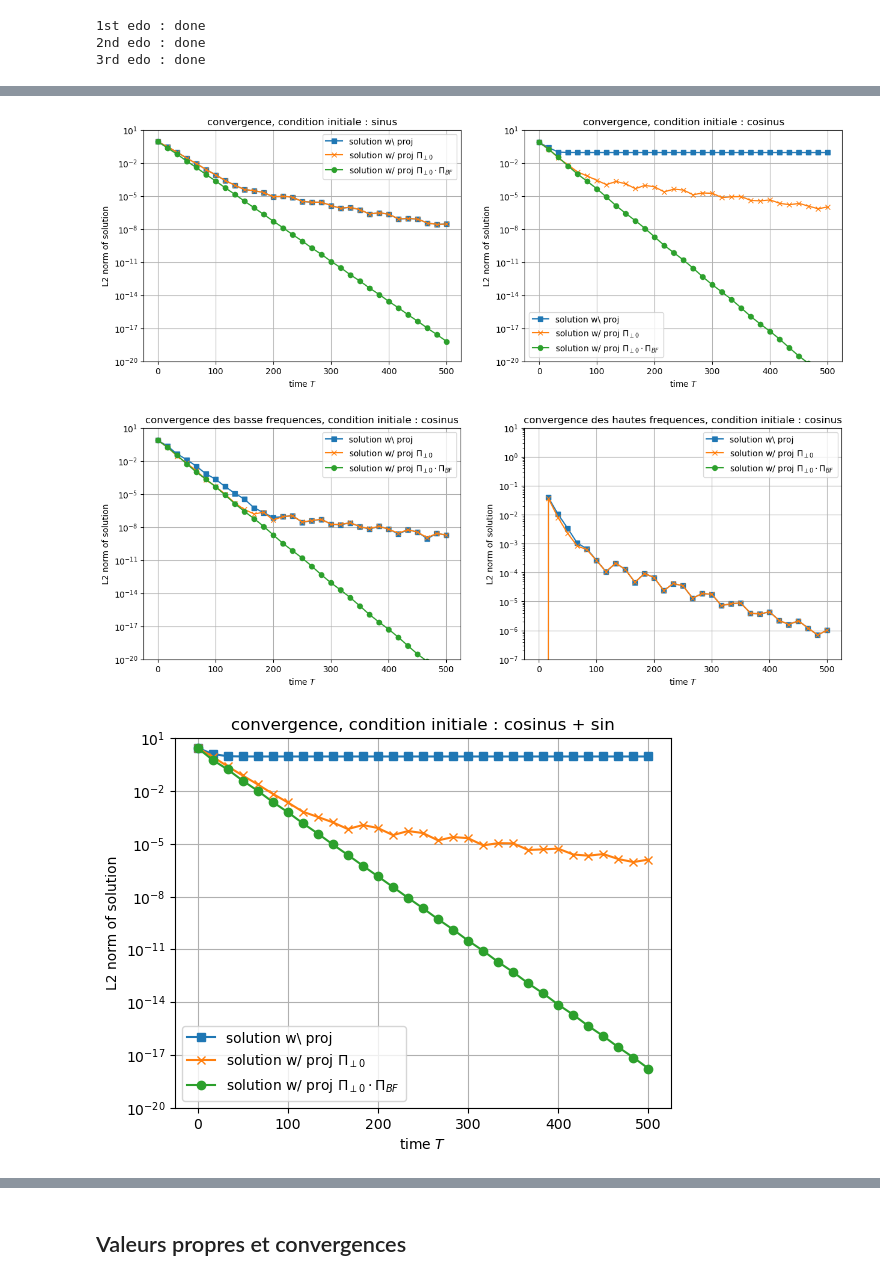
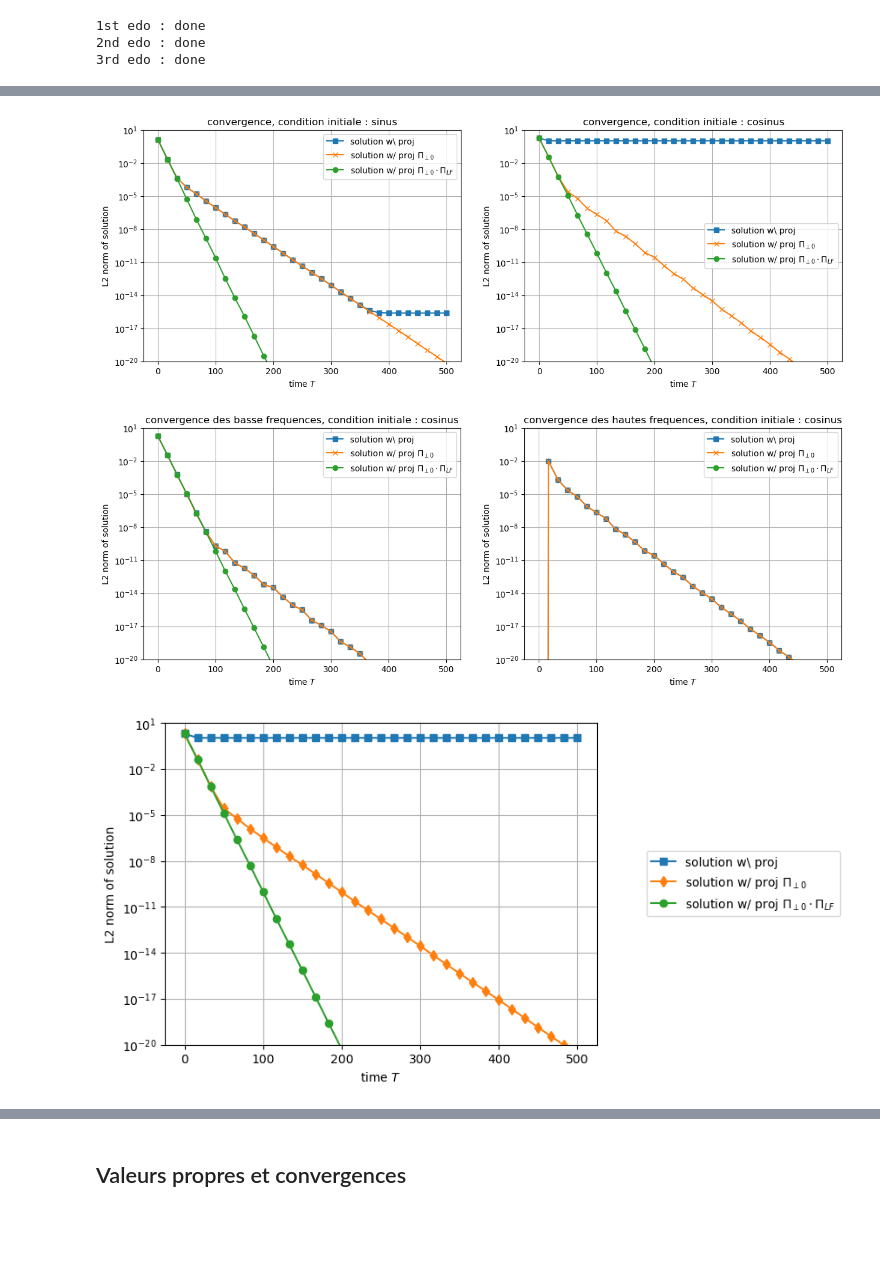
Before and after one commit to lucas-perrin/LWW_Assim, a Jupyter notebook: python_code/main_notebook.ipynb, the cells around one changed output, grey strips where cells are left out. Drawn from its saved outputs; the diff is of its cells as text; code cells hidden in the pictures; blank space fills up the shorter version.

Commit message:
beaucoup de nouveautés, des graphiques et resultats revus, ajout de sortes avec tikzplotlib, et d'un resultat numérique sur la vitesse théorique de convergence.

```diff
--- a/python_code/main_notebook.ipynb
+++ b/python_code/main_notebook.ipynb
@@ -15,12 +15,13 @@ x0 = 0
 L = 2 * np.pi
 Nx = 2**6 +1
 Nf = Nx // 2
+d = 3
 dt = 1e-3
-a = 1
-g = 1
+a = 1/2 * np.pi
+g = 9.80665
 gain = 1
 T_start = 0
-T = 500
+T = 300
 N_ini_fq = 2**1
 
 # ------------------------------
@@ -61,11 +62,11 @@ iDFT = getiDFT(Nx)
 # 2) True matrix A not in Fourier
 O = np.zeros((Nx, Nx))
 I = np.eye(Nx)
-G = Matrix_A_dz(Nx, dx)
+G = Matrix_A_dz(Nx, dx, d)
 _, C = GetC(np.abs(xspan - np.pi) <= a)
 obs_space = np.abs(xspan - np.pi) <= a
 C = -np.dot(C.T, C)
-A = np.block([[O, -I], [G, C]])
+A = np.block([[O, -g*I], [G, C]])
 
 # True matrix A in Fourier
 fO = np.zeros((2 * Nf + 1, 2 * Nf + 1))
@@ -73,23 +74,26 @@ fI = -np.eye(2 * Nf + 1)
 fF = np.diag(np.abs(np.concatenate((np.arange(0, Nf + 1), np.arange(-Nf, 0)))))
 frequences = fftfreq(Nx, dx) * 2 * np.pi  # Assuming the previously defined fftfreq function
 fC = np.real(-((a * np.exp((-1j * np.pi) * (frequences.reshape(-1, 1) - frequences))) / np.pi) * np.sinc(a * (frequences.reshape(-1, 1) - frequences) / np.pi))
-fA = np.block([[fO, fI], [fF, fC]])
+fA = np.block([[fO, g*fI], [fF, fC]])
 
 # Matrix that deletes the mean
 Pi_nm = np.diag(np.concatenate((np.zeros(1),np.ones(Nx-1))))
 
+# Matrix that recovers only the mean
+Pi_m = np.diag(np.concatenate((np.ones(1),np.zeros(Nx-1))))
+
 # Modified fA
-fA_mod_nm = np.block([[fO, fI], [fF, Pi_nm @ fC]])
+fA_mod_nm = np.block([[fO, g*fI], [fF, Pi_nm @ fC]])
 
 # vector with list of all the positive frequencices
 pos_frequences = frequences[1:int((len(frequences)-1)/2)+1]
 
 # Matrix that deletes the mean and the high frequencies
-Pi_bf = np.diag(np.concatenate((np.zeros(1),(pos_frequences <= N_ini_fq),(pos_frequences <= N_ini_fq)[::-1])))
+Pi_lf = np.diag(np.concatenate((np.zeros(1),(pos_frequences <= N_ini_fq),(pos_frequences <= N_ini_fq)[::-1])))
 Pi_hf = np.diag(np.concatenate((np.zeros(1),(pos_frequences > N_ini_fq),(pos_frequences > N_ini_fq)[::-1])))
 
 # second Modified fA
-fA_mod_bf = np.block([[fO, fI], [fF, Pi_bf @ fC]])
+fA_mod_lf = np.block([[fO, g*fI], [fF, Pi_lf @ fC]])
 # %%
 # ------------------------------
 # Print of the projection matrices
@@ -233,9 +237,9 @@ mean of X0 : (0.016738210284166877+0j)
 # %%
 # Creating fX0_sin, fX0_cos and fX0_mix
 
-fX0_sin = np.concatenate((X0_sin,X0_sin))
-fX0_cos = np.concatenate((X0_cos,X0_cos))
-fX0_mix = np.concatenate((X0_mix,X0_mix))
+fX0_sin = np.concatenate((X0_sin,(1j/g*X0_sin)*np.sqrt(g*np.abs(frequences)*np.tanh(d*np.abs(frequences)))))
+fX0_cos = np.concatenate((X0_cos,(1j/g*X0_cos)*np.sqrt(g*np.abs(frequences)*np.tanh(d*np.abs(frequences)))))
+fX0_mix = np.concatenate((X0_mix,(1j/g*X0_mix)*np.sqrt(g*np.abs(frequences)*np.tanh(d*np.abs(frequences)))))
 # %%
 # ------------------------------
 # Time integration scheme
@@ -287,7 +291,7 @@ fX_sol_EE_fA_mix = Euler_Explicit(fA,fX0_mix,tspan)
 print('1st edo : done')
 fX_sol_EE_fA_mod_nm_mix = Euler_Explicit(fA_mod_nm,fX0_mix,tspan)
 print('2nd edo : done')
-fX_sol_EE_fA_mod_bf_mix = Euler_Explicit(fA_mod_bf,fX0_mix,tspan)
+fX_sol_EE_fA_mod_lf_mix = Euler_Explicit(fA_mod_lf,fX0_mix,tspan)
 print('3rd edo : done')
 # %% [output]
 1st edo : done
@@ -327,7 +414,7 @@ plt.figure(figsize=(15, 5))
 plt.subplot(1, 2, 1)
 plt.semilogy(tspan[::steps],np.linalg.norm(fX_sol_EE_fA_sin[0:,::steps],2,axis=0),'-s',label=r"solution w\ proj")
 plt.semilogy(tspan[::steps],np.linalg.norm(fX_sol_EE_fA_mod_nm_sin[0:,::steps],2,axis=0),'-x',label=r"solution w/ proj $\Pi_{\perp 0}$")
-plt.semilogy(tspan[::steps],np.linalg.norm(fX_sol_EE_fA_mod_bf_sin[0:,::steps],2,axis=0),'-o',label=r"solution w/ proj $\Pi_{\perp 0}\cdot\Pi_{BF}$")
+plt.semilogy(tspan[::steps],np.linalg.norm(fX_sol_EE_fA_mod_lf_sin[0:,::steps],2,axis=0),'-o',label=r"solution w/ proj $\Pi_{\perp 0}\cdot\Pi_{LF}$")
 plt.ylim([1e-20,1e1])
 plt.title(r'convergence, condition initiale : sinus')
 plt.grid()
@@ -337,7 +424,7 @@ plt.ylabel(r'L2 norm of solution')
 plt.subplot(1, 2, 2)
 plt.semilogy(tspan[::steps],np.linalg.norm(fX_sol_EE_fA_cos[0:,::steps],2,axis=0),'-s',label=r"solution w\ proj")
 plt.semilogy(tspan[::steps],np.linalg.norm(fX_sol_EE_fA_mod_nm_cos[0:,::steps],2,axis=0),'-x',label=r"solution w/ proj $\Pi_{\perp 0}$")
-plt.semilogy(tspan[::steps],np.linalg.norm(fX_sol_EE_fA_mod_bf_cos[0:,::steps],2,axis=0),'-o',label=r"solution w/ proj $\Pi_{\perp 0}\cdot\Pi_{BF}$")
+plt.semilogy(tspan[::steps],np.linalg.norm(fX_sol_EE_fA_mod_lf_cos[0:,::steps],2,axis=0),'-o',label=r"solution w/ proj $\Pi_{\perp 0}\cdot\Pi_{LF}$")
 plt.ylim([1e-20,1e1])
 plt.title(r'convergence, condition initiale : cosinus')
 plt.grid()
@@ -345,16 +432,17 @@ plt.legend()
 plt.xlabel(r'time $T$')
 plt.ylabel(r'L2 norm of solution')
 plt.savefig("lww_obs_conv_ini_sinus_ini_cosinus.png")
+tikzplotlib.save("lww_obs_conv_ini_sinus_ini_cosinus.tex")
 plt.show()
 # %% [output]
-[figure, old version]
+[figure, new version]
 # %%
 steps = tspan.shape[0]//30
 plt.figure(figsize=(15, 5))
 plt.subplot(1, 2, 1)
-plt.semilogy(tspan[::steps],np.linalg.norm(np.kron(np.eye(2),Pi_bf) @ fX_sol_EE_fA_cos[0:,::steps],2,axis=0),'-s',label=r"solution w\ proj")
-plt.semilogy(tspan[::steps],np.linalg.norm(np.kron(np.eye(2),Pi_bf) @ fX_sol_EE_fA_mod_nm_cos[0:,::steps],2,axis=0),'-x',label=r"solution w/ proj $\Pi_{\perp 0}$")
-plt.semilogy(tspan[::steps],np.linalg.norm(np.kron(np.eye(2),Pi_bf) @ fX_sol_EE_fA_mod_bf_cos[0:,::steps],2,axis=0),'-o',label=r"solution w/ proj $\Pi_{\perp 0}\cdot\Pi_{BF}$")
+plt.semilogy(tspan[::steps],np.linalg.norm(np.kron(np.eye(2),Pi_lf) @ fX_sol_EE_fA_cos[0:,::steps],2,axis=0),'-s',label=r"solution w\ proj")
+plt.semilogy(tspan[::steps],np.linalg.norm(np.kron(np.eye(2),Pi_lf) @ fX_sol_EE_fA_mod_nm_cos[0:,::steps],2,axis=0),'-x',label=r"solution w/ proj $\Pi_{\perp 0}$")
+plt.semilogy(tspan[::steps],np.linalg.norm(np.kron(np.eye(2),Pi_lf) @ fX_sol_EE_fA_mod_lf_cos[0:,::steps],2,axis=0),'-o',label=r"solution w/ proj $\Pi_{\perp 0}\cdot\Pi_{LF}$")
 plt.ylim([1e-20,1e1])
 plt.title(r'convergence des basse frequences, condition initiale : cosinus')
 plt.grid()
@@ -364,29 +452,41 @@ plt.ylabel(r'L2 norm of solution')
 plt.subplot(1, 2, 2)
 plt.semilogy(tspan[::steps],np.linalg.norm(np.kron(np.eye(2),Pi_hf) @ fX_sol_EE_fA_cos[0:,::steps],2,axis=0),'-s',label=r"solution w\ proj")
 plt.semilogy(tspan[::steps],np.linalg.norm(np.kron(np.eye(2),Pi_hf) @ fX_sol_EE_fA_mod_nm_cos[0:,::steps],2,axis=0),'-x',label=r"solution w/ proj $\Pi_{\perp 0}$")
-plt.semilogy(tspan[::steps],np.linalg.norm(np.kron(np.eye(2),Pi_hf) @ fX_sol_EE_fA_mod_bf_cos[0:,::steps],2,axis=0),'-o',label=r"solution w/ proj $\Pi_{\perp 0}\cdot\Pi_{BF}$")
-plt.ylim([1e-7,1e1])
+plt.semilogy(tspan[::steps],np.linalg.norm(np.kron(np.eye(2),Pi_hf) @ fX_sol_EE_fA_mod_lf_cos[0:,::steps],2,axis=0),'-o',label=r"solution w/ proj $\Pi_{\perp 0}\cdot\Pi_{LF}$")
+plt.ylim([1e-20,1e1])
 plt.title(r'convergence des hautes frequences, condition initiale : cosinus')
 plt.grid()
 plt.legend()
 plt.xlabel(r'time $T$')
 plt.ylabel(r'L2 norm of solution')
-plt.savefig('lww_obs_conv_bf_hf_ini_cosinus.png')
+# plt.subplot(1, 3, 3)
+# plt.semilogy(tspan[::steps],np.linalg.norm(np.kron(np.eye(2),Pi_m) @ fX_sol_EE_fA_cos[0:,::steps],2,axis=0),'-s',label=r"solution w\ proj")
+# plt.semilogy(tspan[::steps],np.linalg.norm(np.kron(np.eye(2),Pi_m) @ fX_sol_EE_fA_mod_nm_cos[0:,::steps],2,axis=0),'-x',label=r"solution w/ proj $\Pi_{\perp 0}$")
+# plt.semilogy(tspan[::steps],np.linalg.norm(np.kron(np.eye(2),Pi_m) @ fX_sol_EE_fA_mod_lf_cos[0:,::steps],2,axis=0),'-o',label=r"solution w/ proj $\Pi_{\perp 0}\cdot\Pi_{LF}$")
+# plt.ylim([1e-3,1e1])
+# plt.title(r'convergence mode 0, condition initiale : cosinus + sinus')
+# plt.grid()
+# plt.legend()
+# plt.xlabel(r'time $T$')
+# plt.ylabel(r'L2 norm of solution')
+plt.savefig('lww_obs_conv_lf_hf_ini_cosinus.png')
+tikzplotlib.save("lww_obs_conv_lf_hf_ini_cosinus.tex")
 plt.show()
 # %% [output]
-[figure, old version]
+[figure, new version]
 # %%
 steps = tspan.shape[0]//30
 plt.semilogy(tspan[::steps],np.linalg.norm(fX_sol_EE_fA_mix[0:,::steps],2,axis=0),'-s',label=r"solution w\ proj")
-plt.semilogy(tspan[::steps],np.linalg.norm(fX_sol_EE_fA_mod_nm_mix[0:,::steps],2,axis=0),'-x',label=r"solution w/ proj $\Pi_{\perp 0}$")
-plt.semilogy(tspan[::steps],np.linalg.norm(fX_sol_EE_fA_mod_bf_mix[0:,::steps],2,axis=0),'-o',label=r"solution w/ proj $\Pi_{\perp 0}\cdot\Pi_{BF}$")
+plt.semilogy(tspan[::steps],np.linalg.norm(fX_sol_EE_fA_mod_nm_mix[0:,::steps],2,axis=0),'-d',label=r"solution w/ proj $\Pi_{\perp 0}$")
+plt.semilogy(tspan[::steps],np.linalg.norm(fX_sol_EE_fA_mod_lf_mix[0:,::steps],2,axis=0),'-o',label=r"solution w/ proj $\Pi_{\perp 0}\cdot\Pi_{LF}$")
 plt.ylim([1e-20,1e1])
-plt.title(r'convergence, condition initiale : cosinus + sin')
+#plt.title(r'convergence, condition initiale : cosinus + sin')
 plt.grid()
-plt.legend()
+plt.legend(loc='center left', bbox_to_anchor=(1.1, 0.5))
 plt.xlabel(r'time $T$')
 plt.ylabel(r'L2 norm of solution')
 plt.savefig('lww_obs_conv_ini_sinus&cosinus.png')
+tikzplotlib.save("lww_obs_conv_ini_sinus&cosinus.tex")
 plt.show()
 # %% [output]
-[figure, old version]
+[figure, new version]
```
Also changed, not shown: parts of 25 cells of this notebook, 19 other files.
